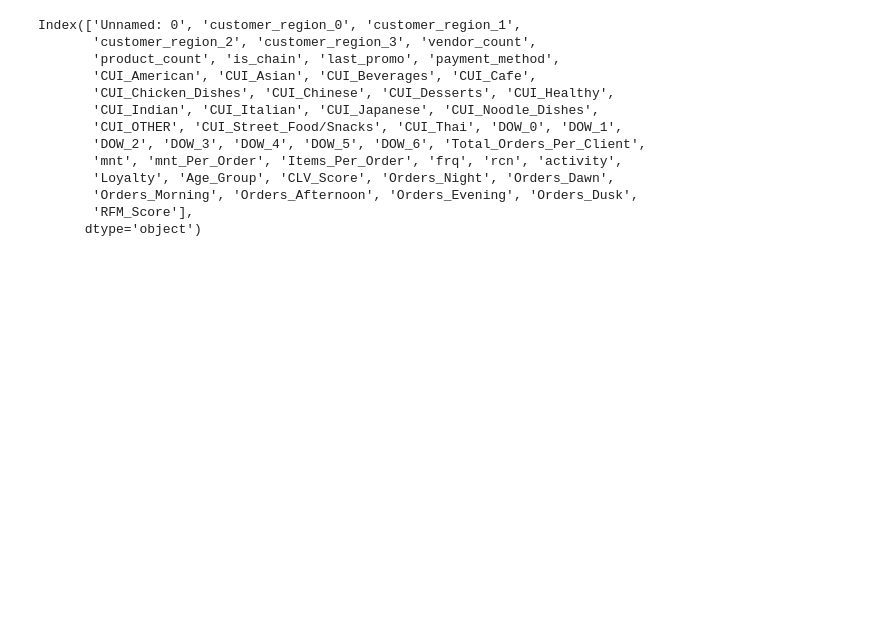
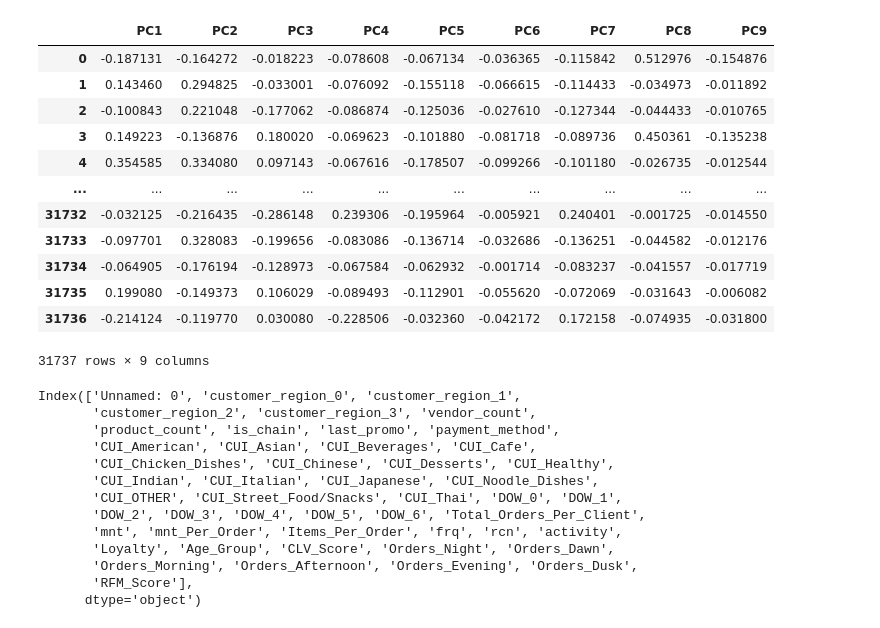
Before and after one commit to diogoruivo47/Data-Mining, a Jupyter notebook: optimal_cluster_count+partitioningmodel.ipynb, the cells around one changed output. Saved outputs shown, nothing was run; the diff lists cells and outputs as text; code cells hidden in the pictures; blank space fills up the shorter version.

```diff
--- a/optimal_cluster_count+partitioningmodel.ipynb
+++ b/optimal_cluster_count+partitioningmodel.ipynb
@@ -127,6 +103,55 @@ sc_df[cui_columns] = scaler.fit_transform(sc_df[cui_columns])
 
 # Region columns remain unchanged
 sc_df[region_columns] = df[region_columns]
+# %%
+import numpy as np
+import pandas as pd
+from sklearn.decomposition import PCA
+
+def apply_pca(df, variance_threshold=0.8):
+    """Apply PCA to retain specified variance threshold"""
+    # Initialize PCA without specifying n_components first to analyze variance
+    pca = PCA()
+
+    # Fit PCA and transform the data
+    sc_pca = pca.fit_transform(df)
+
+    # Calculate number of components needed for threshold
+    cumulative_variance = np.cumsum(pca.explained_variance_ratio_)
+    n_components = np.argmax(cumulative_variance >= variance_threshold) + 1
+
+    # Create DataFrame with PCA results
+    pca_columns = [f'PC{i+1}' for i in range(n_components)]
+    sc_pca = pd.DataFrame(sc_pca[:, :n_components], columns=pca_columns, index=df.index)
+
+    return sc_pca
+
+# Apply PCA to scaled features only (CUI columns)
+cui_columns = [
+    'CUI_American', 'CUI_Asian', 'CUI_Beverages', 'CUI_Cafe',
+    'CUI_Chicken_Dishes', 'CUI_Chinese', 'CUI_Desserts', 'CUI_Healthy',
+    'CUI_Indian', 'CUI_Italian', 'CUI_Japanese', 'CUI_Noodle_Dishes',
+    'CUI_OTHER', 'CUI_Street_Food/Snacks', 'CUI_Thai'
+]
+
+# Apply PCA only to the scaled CUI columns
+sc_pca = apply_pca(sc_df[cui_columns], variance_threshold=0.8)
+# %%
+sc_pca
+# %% [output]
+|  | PC1 | PC2 | PC3 | PC4 | PC5 | PC6 | PC7 | PC8 | PC9 |
+| 0 | -0.187131 | -0.164272 | -0.018223 | -0.078608 | -0.067134 | -0.036365 | -0.115842 | 0.512976 | -0.154876 |
+| 1 | 0.143460 | 0.294825 | -0.033001 | -0.076092 | -0.155118 | -0.066615 | -0.114433 | -0.034973 | -0.011892 |
+| 2 | -0.100843 | 0.221048 | -0.177062 | -0.086874 | -0.125036 | -0.027610 | -0.127344 | -0.044433 | -0.010765 |
+| 3 | 0.149223 | -0.136876 | 0.180020 | -0.069623 | -0.101880 | -0.081718 | -0.089736 | 0.450361 | -0.135238 |
+| 4 | 0.354585 | 0.334080 | 0.097143 | -0.067616 | -0.178507 | -0.099266 | -0.101180 | -0.026735 | -0.012544 |
+| ... | ... | ... | ... | ... | ... | ... | ... | ... | ... |
+| 31732 | -0.032125 | -0.216435 | -0.286148 | 0.239306 | -0.195964 | -0.005921 | 0.240401 | -0.001725 | -0.014550 |
+| 31733 | -0.097701 | 0.328083 | -0.199656 | -0.083086 | -0.136714 | -0.032686 | -0.136251 | -0.044582 | -0.012176 |
+| 31734 | -0.064905 | -0.176194 | -0.128973 | -0.067584 | -0.062932 | -0.001714 | -0.083237 | -0.041557 | -0.017719 |
+| 31735 | 0.199080 | -0.149373 | 0.106029 | -0.089493 | -0.112901 | -0.055620 | -0.072069 | -0.031643 | -0.006082 |
+| 31736 | -0.214124 | -0.119770 | 0.030080 | -0.228506 | -0.032360 | -0.042172 | 0.172158 | -0.074935 | -0.031800 |
+31737 rows × 9 columns
 # %%
 df.columns
 # %% [output]
```
Also changed, not shown: parts of 10 cells of this notebook.
